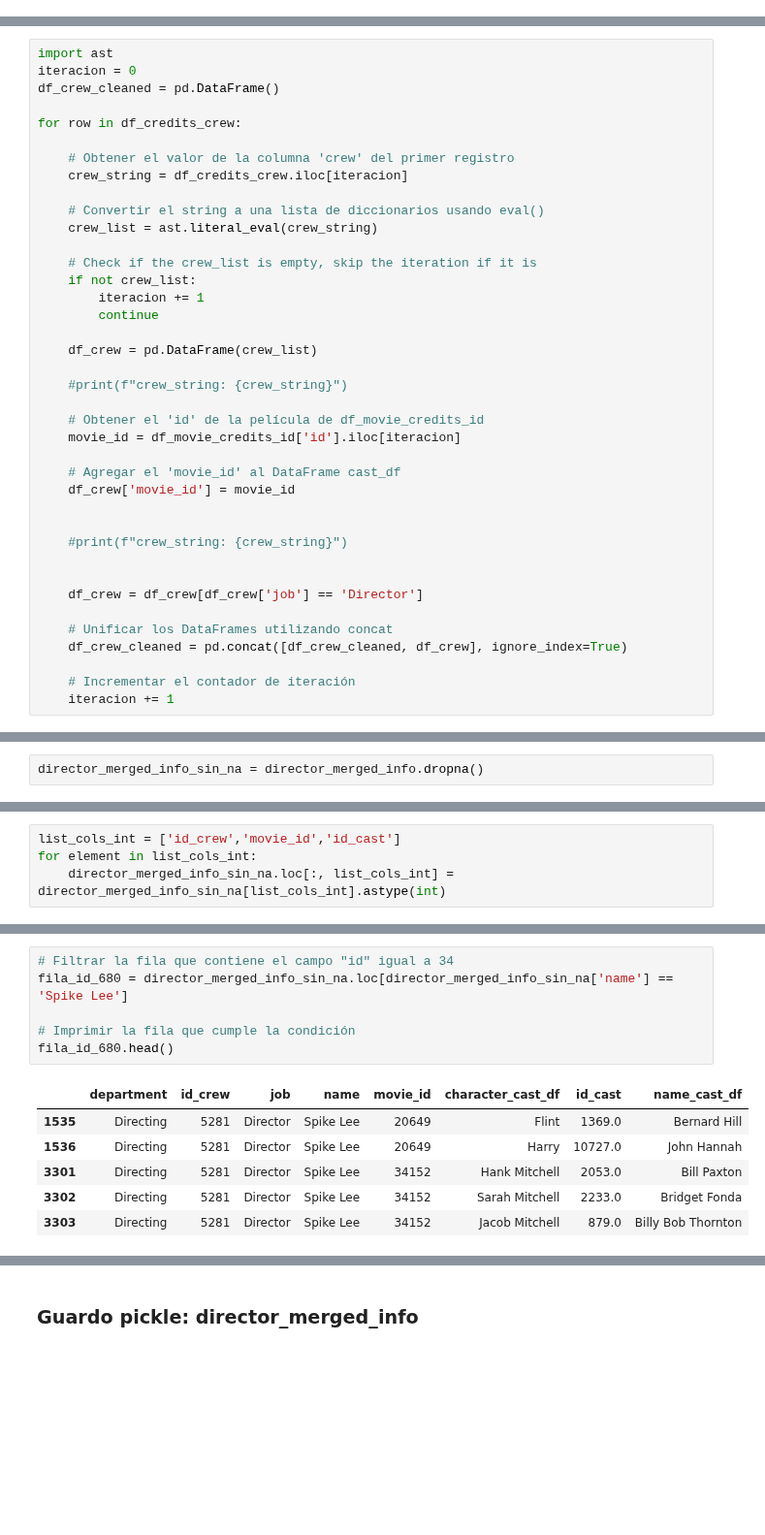
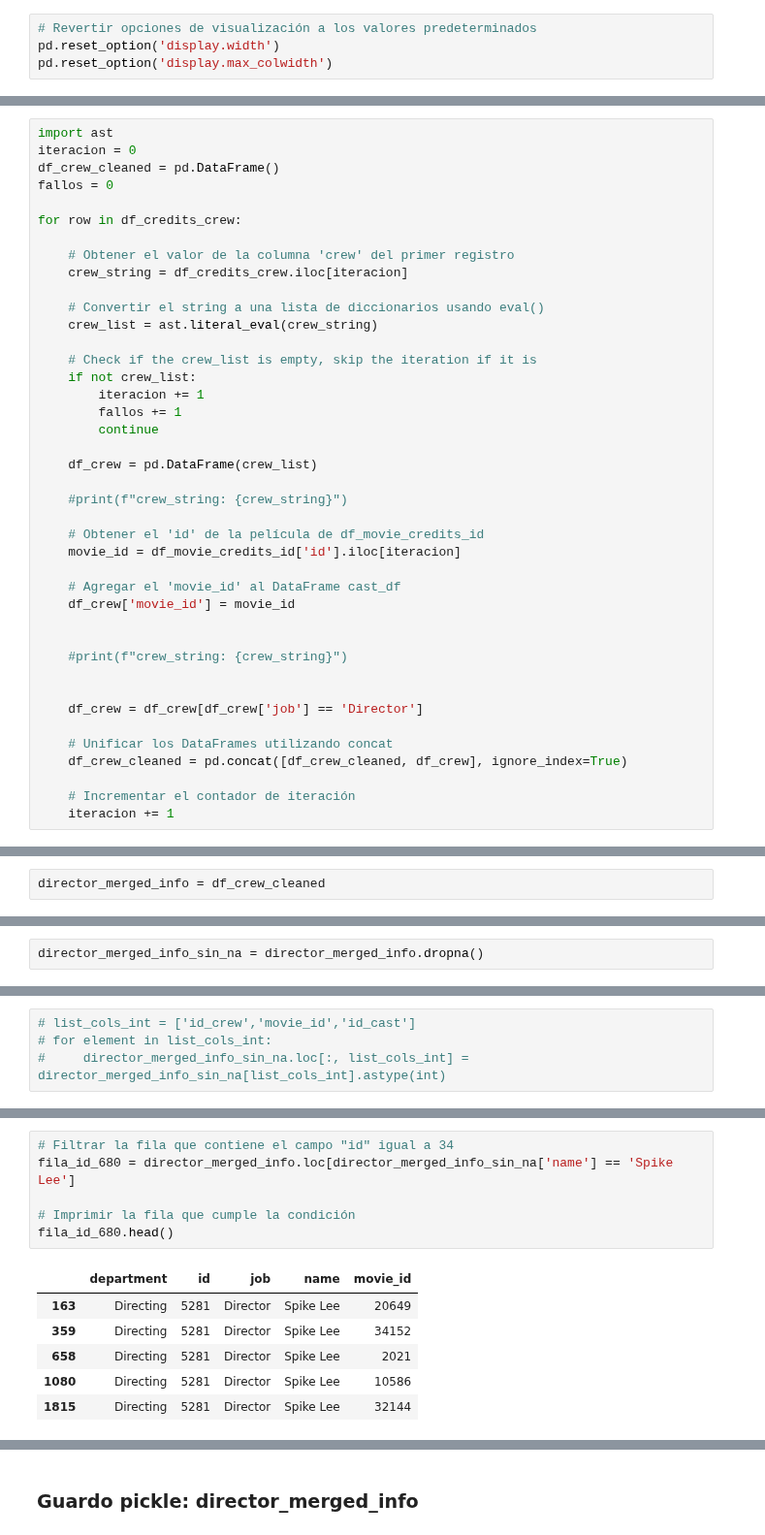
Before and after one commit to Lucaramallo/PI1_MLOps_Sistema_de_Recomendacion_Movies_ML, a Jupyter notebook: ETLs/ETL Credits/2_ETL_Credits_limpieza.ipynb, the cells around one changed output, grey strips where cells are left out. Shown at 97% size. Drawn from its saved outputs; the diff is of its cells as text; blank space fills up the shorter version.

```diff
--- a/ETLs/ETL Credits/2_ETL_Credits_limpieza.ipynb
+++ b/ETLs/ETL Credits/2_ETL_Credits_limpieza.ipynb
@@ -24,6 +24,10 @@ df_credits_csv.head(1)
 df_credits_csv.shape
 # %% [output]
 (45476, 3)
+# %%
+# Revertir opciones de visualización a los valores predeterminados
+pd.reset_option('display.width')
+pd.reset_option('display.max_colwidth')
 # %%
 msno.matrix(df_credits_csv)
 # %% [output]
@@ -270,6 +183,7 @@ El proceso siguiente tarda aprox
 import ast
 iteracion = 0
 df_crew_cleaned = pd.DataFrame()
+fallos = 0
 
 for row in df_credits_crew:
 
@@ -282,6 +196,7 @@ for row in df_credits_crew:
     # Check if the crew_list is empty, skip the iteration if it is
     if not crew_list:
         iteracion += 1
+        fallos += 1
         continue
 
     df_crew = pd.DataFrame(crew_list)
@@ -566,3 +361,5 @@ print(director_merged_info)
+# %%
+director_merged_info = df_crew_cleaned
 # %%
 msno.matrix(director_merged_info)
 # %% [output]
@@ -592,5 +389,5 @@ director_merged_info_sin_na.head(7)
 # %%
-list_cols_int = ['id_crew','movie_id','id_cast']
-for element in list_cols_int:
-    director_merged_info_sin_na.loc[:, list_cols_int] = director_merged_info_sin_na[list_cols_int].astype(int)
+# list_cols_int = ['id_crew','movie_id','id_cast']
+# for element in list_cols_int:
+#     director_merged_info_sin_na.loc[:, list_cols_int] = director_merged_info_sin_na[list_cols_int].astype(int)
 # %%
@@ -670,15 +407,15 @@ director_merged_info_sin_na.shape
 # %%
 # Filtrar la fila que contiene el campo "id" igual a 34
-fila_id_680 = director_merged_info_sin_na.loc[director_merged_info_sin_na['name'] == 'Spike Lee']
+fila_id_680 = director_merged_info.loc[director_merged_info_sin_na['name'] == 'Spike Lee']
 
 # Imprimir la fila que cumple la condición
 fila_id_680.head()
 # %% [output]
-|  | department | id_crew | job | name | movie_id | character_cast_df | id_cast | name_cast_df |
-| 1535 | Directing | 5281 | Director | Spike Lee | 20649 | Flint | 1369.0 | Bernard Hill |
-| 1536 | Directing | 5281 | Director | Spike Lee | 20649 | Harry | 10727.0 | John Hannah |
-| 3301 | Directing | 5281 | Director | Spike Lee | 34152 | Hank Mitchell | 2053.0 | Bill Paxton |
-| 3302 | Directing | 5281 | Director | Spike Lee | 34152 | Sarah Mitchell | 2233.0 | Bridget Fonda |
-| 3303 | Directing | 5281 | Director | Spike Lee | 34152 | Jacob Mitchell | 879.0 | Billy Bob Thornton |
+|  | department | id | job | name | movie_id |
+| 163 | Directing | 5281 | Director | Spike Lee | 20649 |
+| 359 | Directing | 5281 | Director | Spike Lee | 34152 |
+| 658 | Directing | 5281 | Director | Spike Lee | 2021 |
+| 1080 | Directing | 5281 | Director | Spike Lee | 10586 |
+| 1815 | Directing | 5281 | Director | Spike Lee | 32144 |
 # %%
 # Filtrar la fila que contiene el campo "id" igual a 34
```
Also changed, not shown: parts of 74 cells of this notebook, 4 other files.
